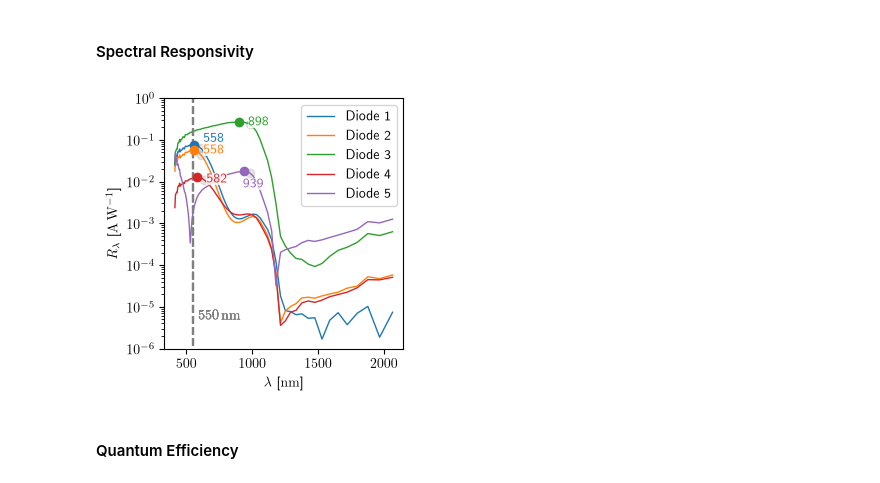
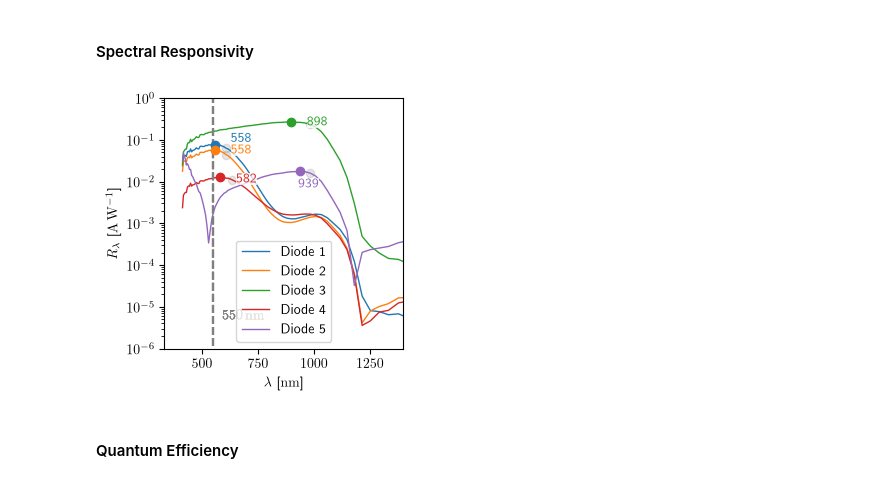
Before and after one commit to slegt/semiconductor_lab_1, a Jupyter notebook: b4/python/task1.ipynb, the cells around one changed output. Drawn from its saved outputs; the diff is of its cells as text; code cells hidden in the pictures.

```diff
--- a/b4/python/task1.ipynb
+++ b/b4/python/task1.ipynb
@@ -298,35 +298,37 @@ with plt.rc_context(SINGLE_COLUMN):
             case 0:
                 offset_y = 0.4 * diode["responsivity_max_new"]
                 offset_x = 70
             case 3:
                 offset_y = -0.1 * diode["responsivity_max_new"]
                 offset_x = 70
             case 4:
                 offset_y = -0.5 * diode["responsivity_max_new"]
                 offset_x = -10
             case _:
                 offset_y = 0
                 offset_x = 70
 
         ax.text(
             x=diode["lambda_max_new"] + offset_x,
             y=diode["responsivity_max_new"] + offset_y,
             s=diode["lambda_max_new"],
             ha="left",
             va="center",
             color=color,
             bbox={"facecolor": "white", "edgecolor": "none", "pad": 0, "alpha": 0.8},
         )
         ax.legend()
-        ax.set_ylim(bottom=1e-6, top=1)
 
+
+    ax.set_ylim(bottom=1e-6, top=1)
+    ax.set_xlim(right=1400)
     ax.set_yscale("log")
     ax.set_xlabel(r"$\lambda$ [\unit{\nano\meter}]")
     ax.set_ylabel(r"$R_\lambda$ [\unit{\ampere\per\watt}]")
 
     fig.savefig(PLOT_FOLDER / "responsivity.pdf")
 # %% [output]
-[figure, old version]
+[figure, new version]
 # %% [markdown]
 #### Quantum Efficiency
 # %%
```
Also changed, not shown: parts of 2 cells of this notebook, 5 other files.
